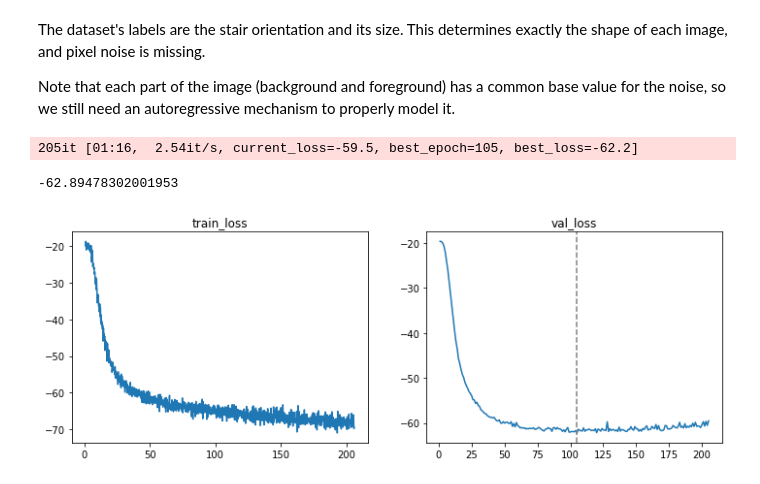
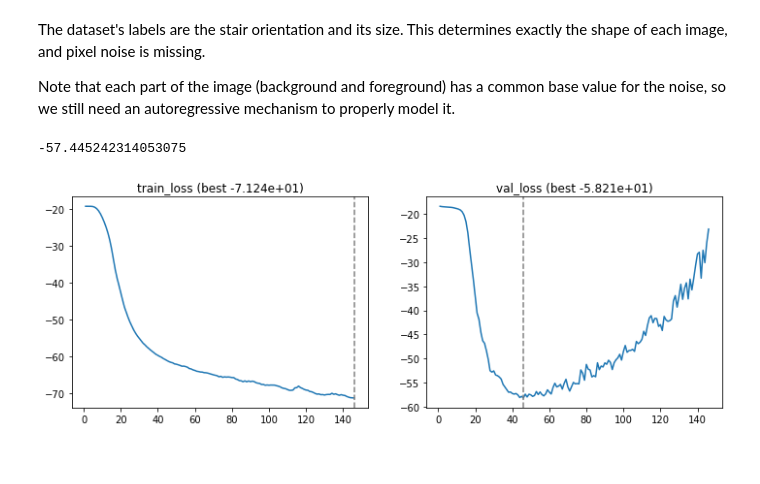
Before and after one commit to aparafita/flow, a Jupyter notebook: examples/Stairs.ipynb, the cells around one changed output. Saved outputs shown, nothing was run; the diff lists cells and outputs as text; code cells hidden in the pictures.

```diff
--- a/examples/Stairs.ipynb
+++ b/examples/Stairs.ipynb
@@ -104,22 +108,24 @@ flow = Sequential(
     BatchNorm(dim=dim),
     MADE(DSF(dim=dim), cond_dim=cond_dim),
 
-    Affine(dim=dim)
+    Affine(dim=dim),
+    prior=prior.Normal,
 ).to(device)
-# %%
-train_losses, val_losses = train(
-    flow, trainX, valX,
-    cond_train=cond_train, cond_val=cond_val,
-    batch_size=128,
-    patience=100
-)
-
-plot_losses(train_losses, val_losses)
-test_nll(flow, testX, cond_test=cond_test, batch_size=128)
-# %% [output]
-205it [01:16,  2.54it/s, current_loss=-59.5, best_epoch=105, best_loss=-62.2]
--62.89478302001953
-[figure, removed]
+# %%
+from torch.utils.data import TensorDataset
+
+plot_losses(*train(
+    flow,
+    data_loader(TensorDataset(trainX, cond_train), batch_size=128,  drop_last=True),
+    data_loader(TensorDataset(valX, cond_val), batch_size=1024, drop_last=False),
+    loss_f=loss_f,
+    patience=100,
+))
+
+average_loss(flow, data_loader(TensorDataset(testX, cond_test), batch_size=1024, drop_last=False), loss_f)
+# %% [output]
+-57.445242314053075
+[figure, added]
 # %%
 # Generate samples from the conditional distribution.
 # We'll use the test_set labels to condition.
```
Also changed, not shown: parts of 6 cells of this notebook, 10 other files.
